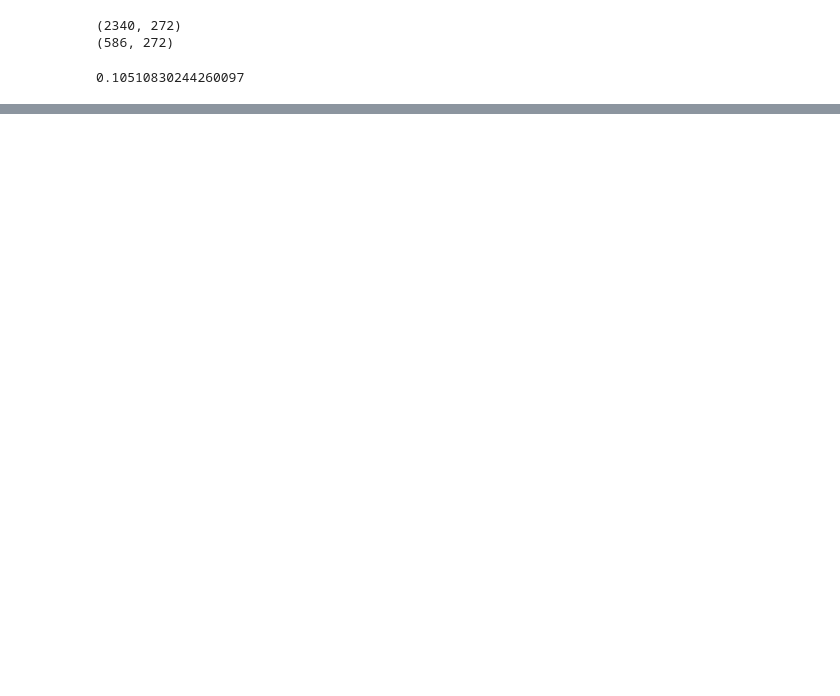
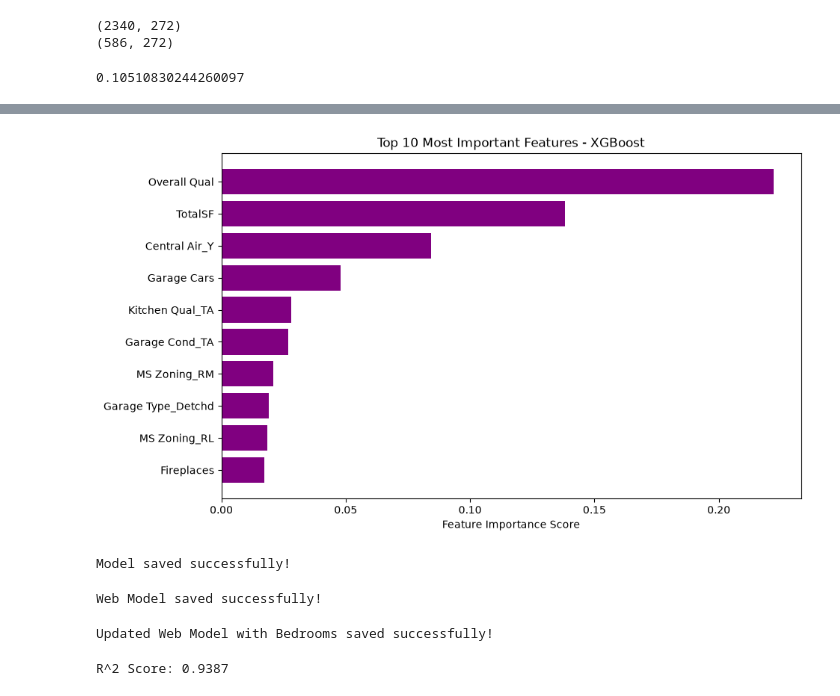
Before and after one commit to tharusha0010/Advanced-House-Price-Predictor, a Jupyter notebook: notebooks/01_eda_and_preprocessing.ipynb, the cells around one changed output, grey strips where cells are left out. Drawn from its saved outputs; the diff is of its cells as text; code cells hidden in the pictures; blank space fills up the shorter version.

```diff
--- a/notebooks/01_eda_and_preprocessing.ipynb
+++ b/notebooks/01_eda_and_preprocessing.ipynb
@@ -192,0 +204,62 @@ Requirement already satisfied: scipy in D:\Projects\Advanced House Price Predict
+# %%
+importance = model_xgb.feature_importances_
+sorted_idx = np.argsort(importance)[-10:]
+
+plt.figure(figsize=(10, 6))
+plt.barh(range(10), importance[sorted_idx], align='center', color='purple')
+plt.yticks(range(10), X.columns[sorted_idx])
+plt.title('Top 10 Most Important Features - XGBoost')
+plt.xlabel('Feature Importance Score')
+plt.show()
+# %% [output]
+[figure, added]
+# %%
+import joblib
+
+joblib.dump(model_xgb, 'xgboost_house_price_model.pkl')
+
+print("Model saved successfully!")
+# %% [output]
+Model saved successfully!
+# %%
+
+top_features_web = ['Overall Qual', 'TotalSF', 'Garage Cars', 'Central Air_Y']
+X_web = df[top_features_web].astype(float).values
+y_web = df['SalePrice_Log'].values
+
+
+model_web = xgb.XGBRegressor(n_estimators=500, learning_rate=0.05, random_state=42)
+model_web.fit(X_web, y_web)
+
+
+joblib.dump(model_web, 'web_model.pkl')
+print("Web Model saved successfully!")
+# %% [output]
+Web Model saved successfully!
+# %%
+import joblib
+import xgboost as xgb
+
+top_features_web = [
+    'Overall Qual', 'TotalSF', 'Garage Cars', 'Central Air_Y',
+    'Full Bath', 'Fireplaces', 'HouseAge', 'TotRms AbvGrd', 'Bedroom AbvGr'
+]
+
+X_web = df[top_features_web].astype(float).values
+y_web = df['SalePrice_Log'].values
+
+model_web = xgb.XGBRegressor(n_estimators=500, learning_rate=0.05, random_state=42)
+model_web.fit(X_web, y_web)
+
+joblib.dump(model_web, 'web_model.pkl')
+print("Updated Web Model with Bedrooms saved successfully!")
+# %% [output]
+Updated Web Model with Bedrooms saved successfully!
+# %%
+from sklearn.metrics import r2_score
+
+r2 = r2_score(y_test, y_pred)
+
+print(f"R^2 Score: {r2:.4f}")
+# %% [output]
+R^2 Score: 0.9387
```
Also changed, not shown: parts of 5 cells of this notebook, 3 other files.
